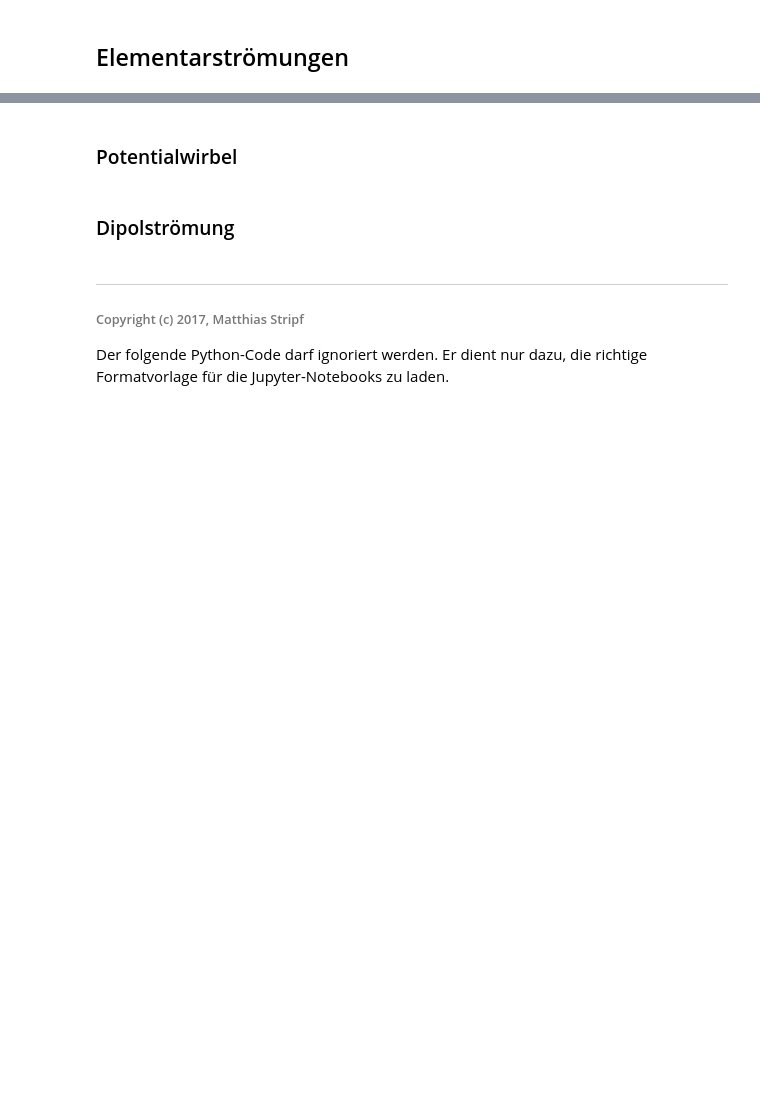
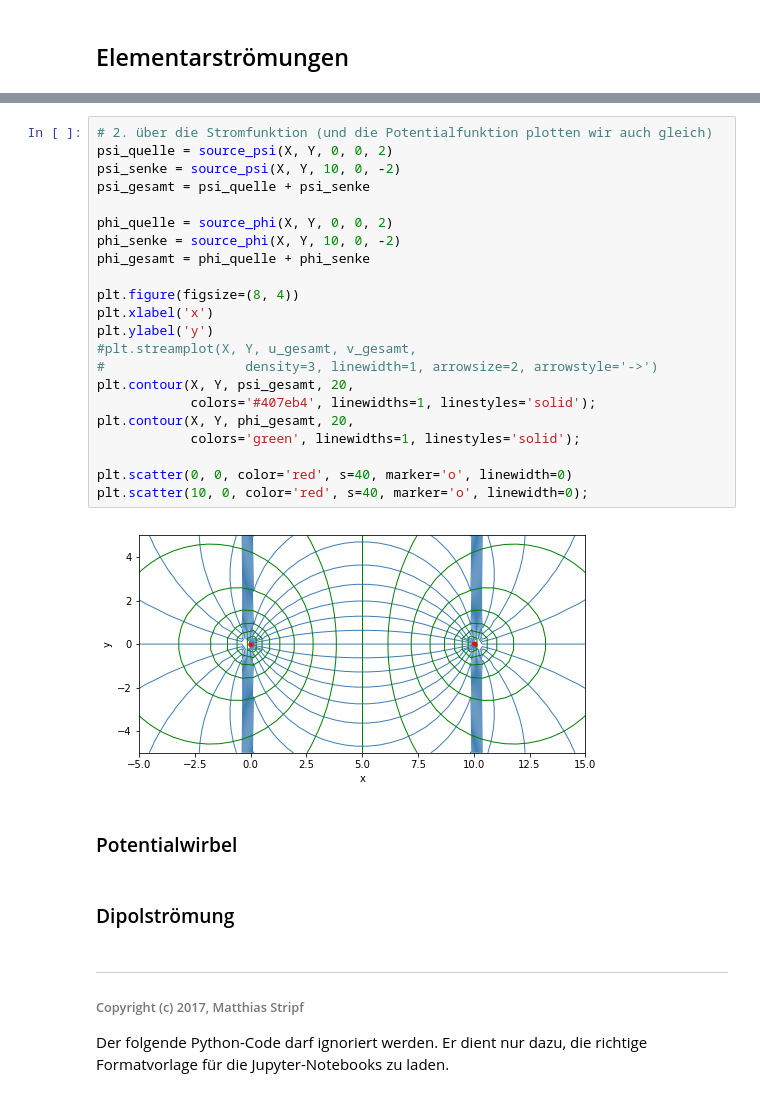
Before and after one commit to HsKA-ThermalFluiddynamics/NSS-1, a Jupyter notebook: 2_2-Potentialtheorie - Elementarstroemungen.ipynb, the cells around one changed output, grey strips where cells are left out. Cells and saved outputs as stored; diff of their text form; blank space fills up the shorter version.

```diff
--- a/2_2-Potentialtheorie - Elementarstroemungen.ipynb
+++ b/2_2-Potentialtheorie - Elementarstroemungen.ipynb
@@ -57,3 +135,27 @@ $$\overrightarrow{v} = \frac{V_Q}{2\pi r} \overrightarrow{e}_r \qquad \text{mit
+# %%
+# 2. über die Stromfunktion (und die Potentialfunktion plotten wir auch gleich)
+psi_quelle = source_psi(X, Y, 0, 0, 2)
+psi_senke = source_psi(X, Y, 10, 0, -2)
+psi_gesamt = psi_quelle + psi_senke
+
+phi_quelle = source_phi(X, Y, 0, 0, 2)
+phi_senke = source_phi(X, Y, 10, 0, -2)
+phi_gesamt = phi_quelle + phi_senke
+
+plt.figure(figsize=(8, 4))
+plt.xlabel('x')
+plt.ylabel('y')
+#plt.streamplot(X, Y, u_gesamt, v_gesamt,
+#                  density=3, linewidth=1, arrowsize=2, arrowstyle='->')
+plt.contour(X, Y, psi_gesamt, 20,
+            colors='#407eb4', linewidths=1, linestyles='solid');
+plt.contour(X, Y, phi_gesamt, 20,
+            colors='green', linewidths=1, linestyles='solid');
+
+plt.scatter(0, 0, color='red', s=40, marker='o', linewidth=0)
+plt.scatter(10, 0, color='red', s=40, marker='o', linewidth=0);
+# %% [output]
+[figure, added]
 # %% [markdown]
 ### Potentialwirbel
 # %% [markdown]
```
Also changed, not shown: parts of 10 cells of this notebook, 1 other file.
